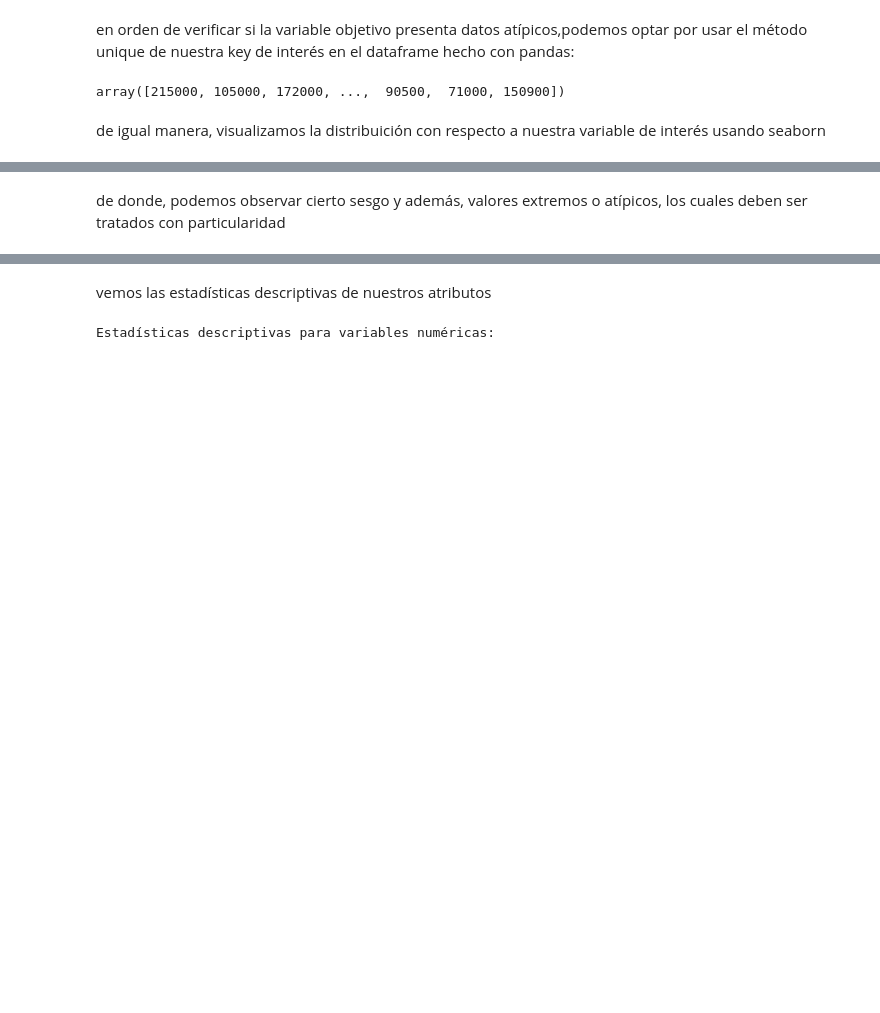
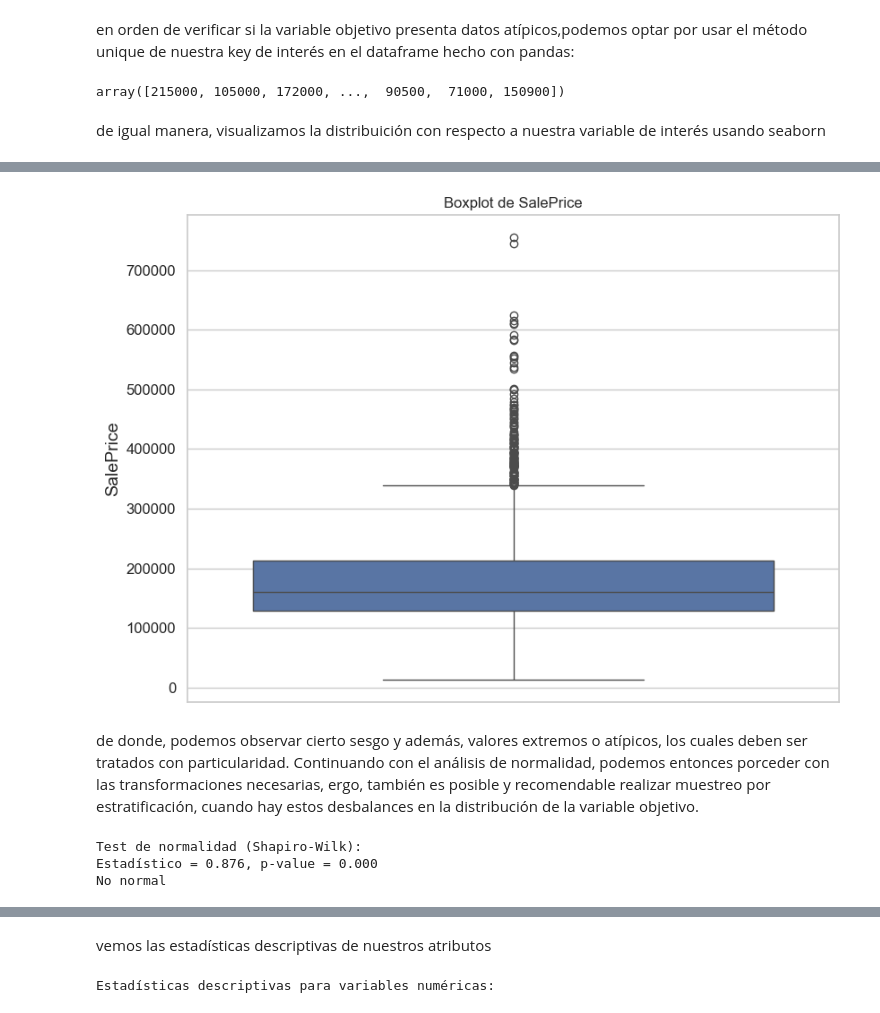
Before and after one commit to Macreat/tAM-MLt, a Jupyter notebook: DevelopTamEnv/content/P1/basis.ipynb, the cells around one changed output, grey strips where cells are left out. Drawn from its saved outputs; the diff is of its cells as text; code cells hidden in the pictures; blank space fills up the shorter version.

Commit message:
updating structure and analyzing objective variable before the initial co relationship with the categorical features and linear correlation with the numerical features

```diff
--- a/DevelopTamEnv/content/P1/basis.ipynb
+++ b/DevelopTamEnv/content/P1/basis.ipynb
@@ -280,2 +298,24 @@ plt.show()
+# %%
+plt.figure(figsize=(16, 6))
+
+plt.subplot(1, 2, 1)
+sns.boxplot(y=housingDF['SalePrice'])
+plt.title('Boxplot de SalePrice')
+
+plt.tight_layout()
+plt.show()
+# %% [output]
+[figure, added]
 # %% [markdown]
-de donde, podemos observar cierto sesgo y además, valores extremos o atípicos, los cuales deben ser tratados con particularidad
+de donde, podemos observar cierto sesgo y además, valores extremos o atípicos, los cuales deben ser tratados con particularidad. Continuando con el análisis de normalidad, podemos entonces porceder con las transformaciones necesarias, ergo, también es posible y recomendable realizar muestreo por estratificación, cuando  hay estos desbalances en la distribución de la variable objetivo.
+# %%
+
+
+print("\nTest de normalidad (Shapiro-Wilk):")
+stat, p = stats.shapiro(housingDF['SalePrice'])
+print(f"Estadístico = {stat:.3f}, p-value = {p:.3f}")
+print("No normal" if p < 0.05 else "Normal")
+# %% [output]
+Test de normalidad (Shapiro-Wilk):
+Estadístico = 0.876, p-value = 0.000
+No normal
```
Also changed, not shown: parts of 19 cells of this notebook, 2 other files.
